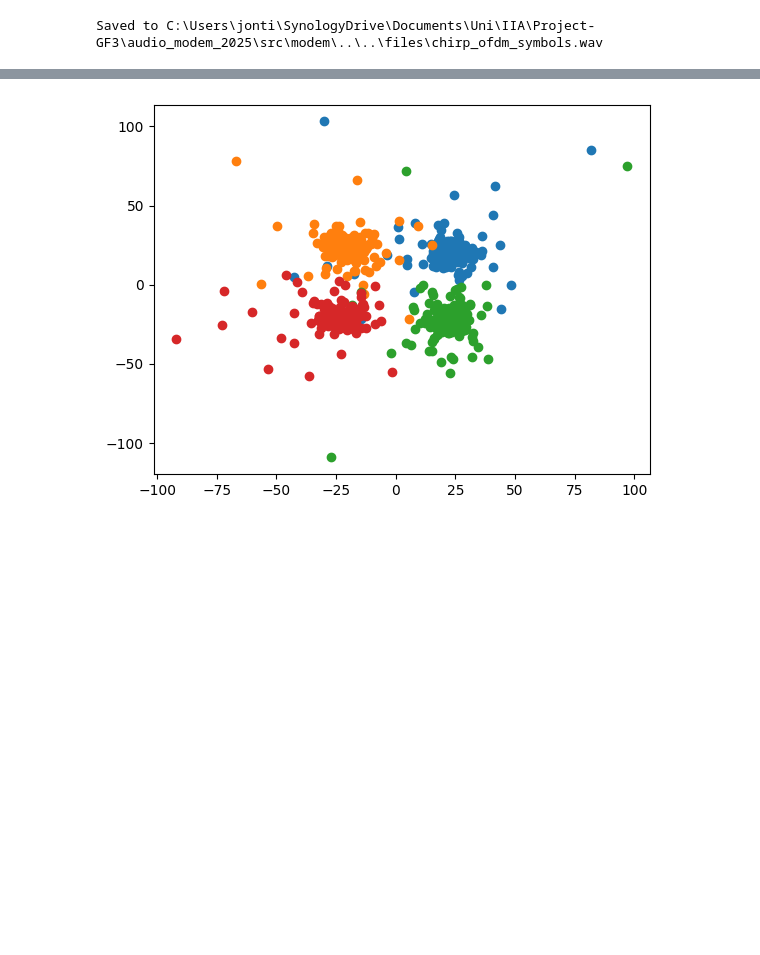
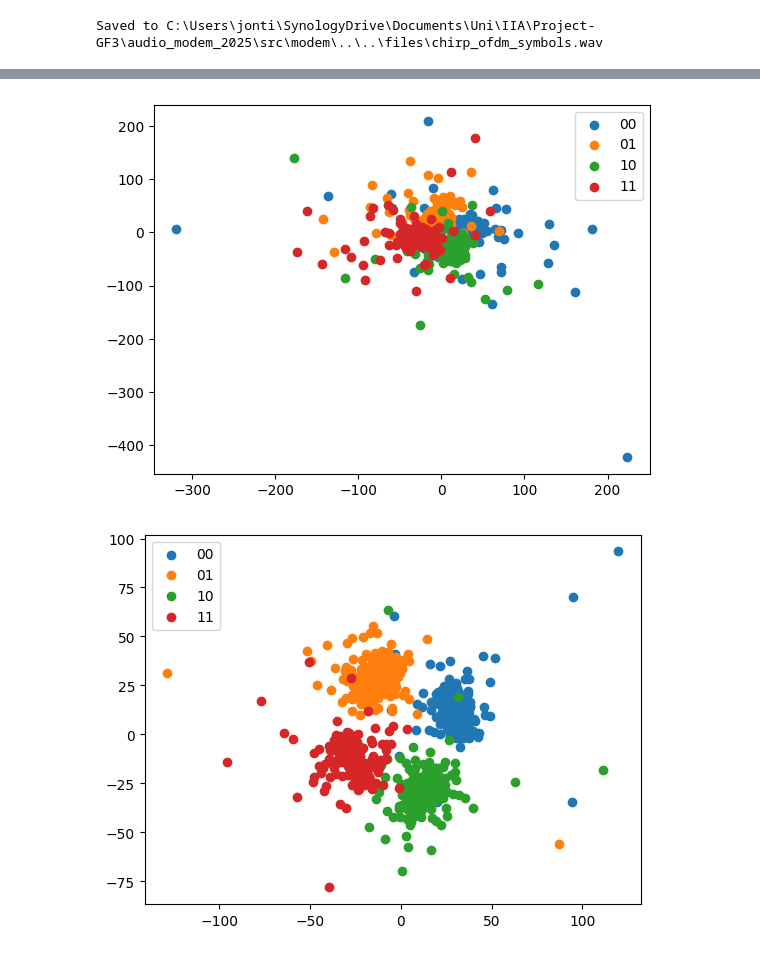
Before and after one commit to dac90/audio_modem_2025, a Jupyter notebook: notebooks/white_noise.ipynb, the cells around one changed output, grey strips where cells are left out. Drawn from its saved outputs; the diff is of its cells as text; code cells hidden in the pictures; blank space fills up the shorter version.

```diff
--- a/notebooks/white_noise.ipynb
+++ b/notebooks/white_noise.ipynb
@@ -6,7 +6,7 @@ from modem import qpsk, chirp, wav
 from modem.constants import FS, QPSK_BLOCK_LENGTH
 # %%
 rng = np.random.default_rng(seed=42)
-NUM_BYTES = 1024
+NUM_BYTES = 1023
 data_bytes = [bytes(rng.integers(256, size=NUM_BYTES, dtype=np.uint8)) for i in range(10)]
 qpsk_symbols = [qpsk.qpsk_encode(data) for data in data_bytes]
 ofdm_symbols = [qpsk.encode_ofdm_symbol(qpsk_syms) for qpsk_syms in qpsk_symbols]
@@ -16,4 +16,4 @@ wav.generate_wav("chirp_ofdm_symbols.wav", signal)
 # %% [output]
 Saved to C:\Users\jonti\SynologyDrive\Documents\Uni\IIA\Project-GF3\audio_modem_2025\src\modem\..\..\files\chirp_ofdm_symbols.wav
 # %%
-recv_signal = wav.read_wav("2025-05-26_lt5.wav")
+recv_signal = wav.read_wav("2025-05-27_lt5.wav")
@@ -57,18 +59,22 @@ ax.legend()
 # %%
 recv_qpsk_symbols = [qpsk.decode_ofdm_symbol(recv_sym, avg_gain) for recv_sym in recv_ofdm_symbols]
 # %%
-# Create boolean masks to color received symbols based on what the transmitted symbol was
-high_freq_mask = np.zeros_like(qpsk_symbols[4], dtype=np.bool)
-high_freq_mask[100:1000] = True
-positive_real_mask = np.real(qpsk_symbols[4]) > 0
-positive_imag_mask = np.imag(qpsk_symbols[4]) > 0
-mask_00 = positive_real_mask & positive_imag_mask & high_freq_mask
-mask_01 = (~positive_real_mask) & positive_imag_mask & high_freq_mask
-mask_11 = (~positive_real_mask) & (~positive_imag_mask) & high_freq_mask
-mask_10 = positive_real_mask & (~positive_imag_mask) & high_freq_mask
+for i in range(10):
+    # Create boolean masks to color received symbols based on what the transmitted symbol was
+    high_freq_mask = np.zeros_like(qpsk_symbols[i], dtype=np.bool)
+    high_freq_mask[100:1000] = True
+    positive_real_mask = np.real(qpsk_symbols[i]) > 0
+    positive_imag_mask = np.imag(qpsk_symbols[i]) > 0
+    mask_00 = positive_real_mask & positive_imag_mask & high_freq_mask
+    mask_01 = (~positive_real_mask) & positive_imag_mask & high_freq_mask
+    mask_11 = (~positive_real_mask) & (~positive_imag_mask) & high_freq_mask
+    mask_10 = positive_real_mask & (~positive_imag_mask) & high_freq_mask
 
-# Plot received symbols
-for mask, bits in ((mask_00, "00"), (mask_01, "01"), (mask_10, "10"), (mask_11, "11")):
-    plt.scatter(np.real(recv_qpsk_symbols[4][mask]), np.imag(recv_qpsk_symbols[4][mask]), label=bits)
+    # Plot received symbols
+    fig, ax = plt.subplots()
+    for mask, bits in ((mask_00, "00"), (mask_01, "01"), (mask_10, "10"), (mask_11, "11")):
+        ax.scatter(np.real(recv_qpsk_symbols[i][mask]), np.imag(recv_qpsk_symbols[i][mask]), label=bits)
+    ax.legend()
 # %% [output]
-[figure, old version]
+[figure, new version]
+[figure, added]
```
Also changed, not shown: parts of 5 cells of this notebook, 2 other files.
